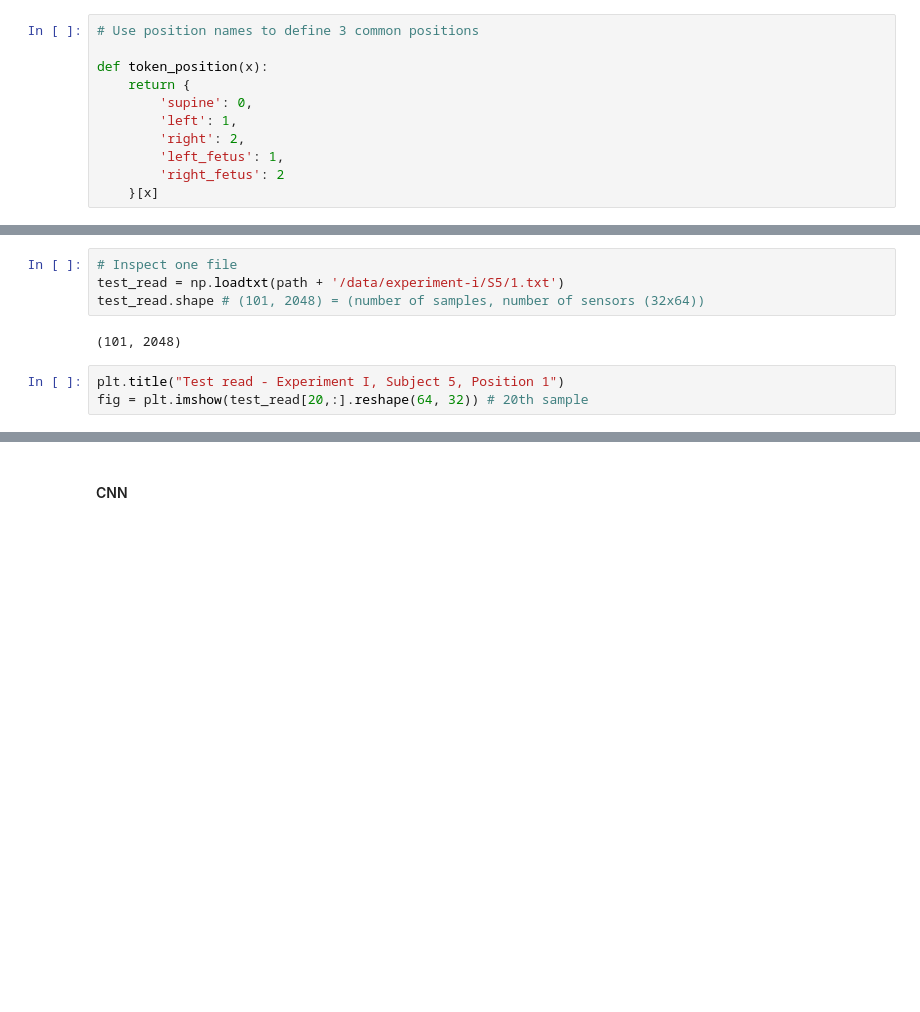
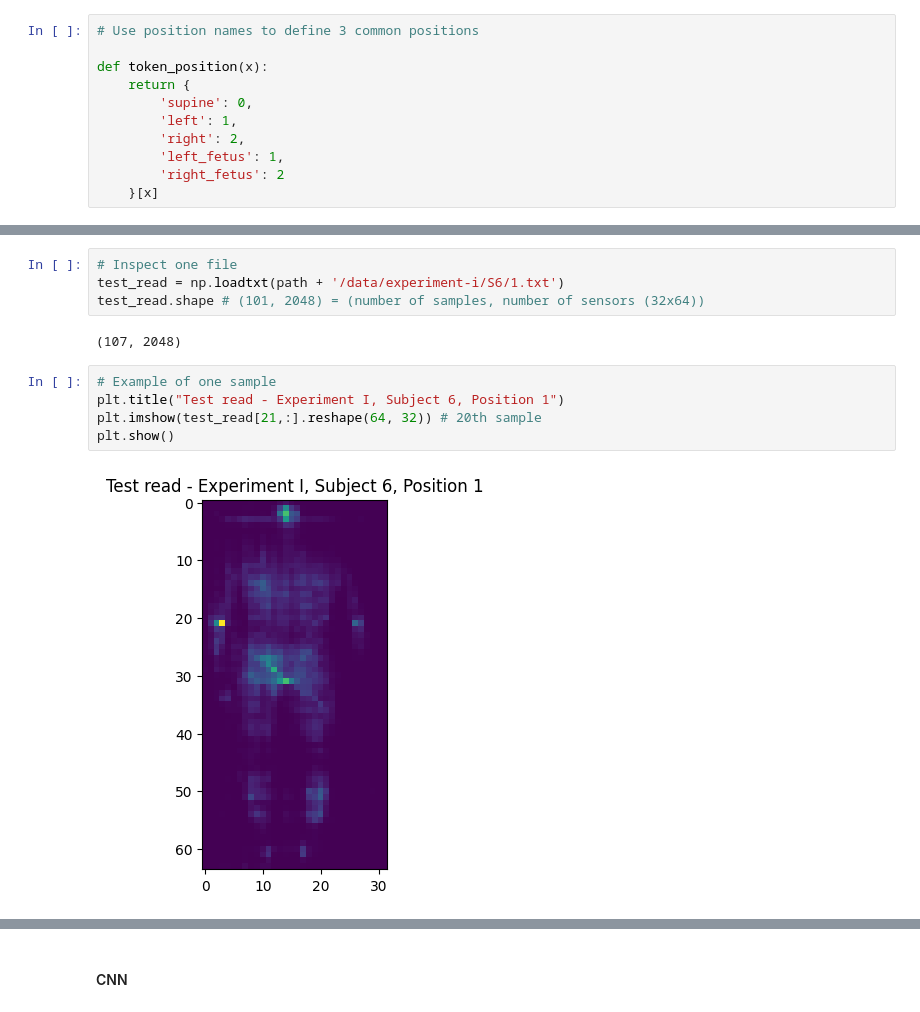
Before and after one commit to sofiapopetrogu/HDA, a Jupyter notebook: hda_project_new.ipynb, the cells around one changed output, grey strips where cells are left out. Saved outputs shown, nothing was run; the diff lists cells and outputs as text; blank space fills up the shorter version.

```diff
--- a/hda_project_new.ipynb
+++ b/hda_project_new.ipynb
@@ -102,10 +108,14 @@ def token_position(x):
 # %%
 # Inspect one file
-test_read = np.loadtxt(path + '/data/experiment-i/S5/1.txt')
+test_read = np.loadtxt(path + '/data/experiment-i/S6/1.txt')
 test_read.shape # (101, 2048) = (number of samples, number of sensors (32x64))
 # %% [output]
-(101, 2048)
+(107, 2048)
 # %%
-plt.title("Test read - Experiment I, Subject 5, Position 1")
-fig = plt.imshow(test_read[20,:].reshape(64, 32)) # 20th sample
+# Example of one sample
+plt.title("Test read - Experiment I, Subject 6, Position 1")
+plt.imshow(test_read[21,:].reshape(64, 32)) # 20th sample
+plt.show()
+# %% [output]
+[figure, added]
 # %%
```
Also changed, not shown: parts of 7 cells of this notebook, 1 other file.
